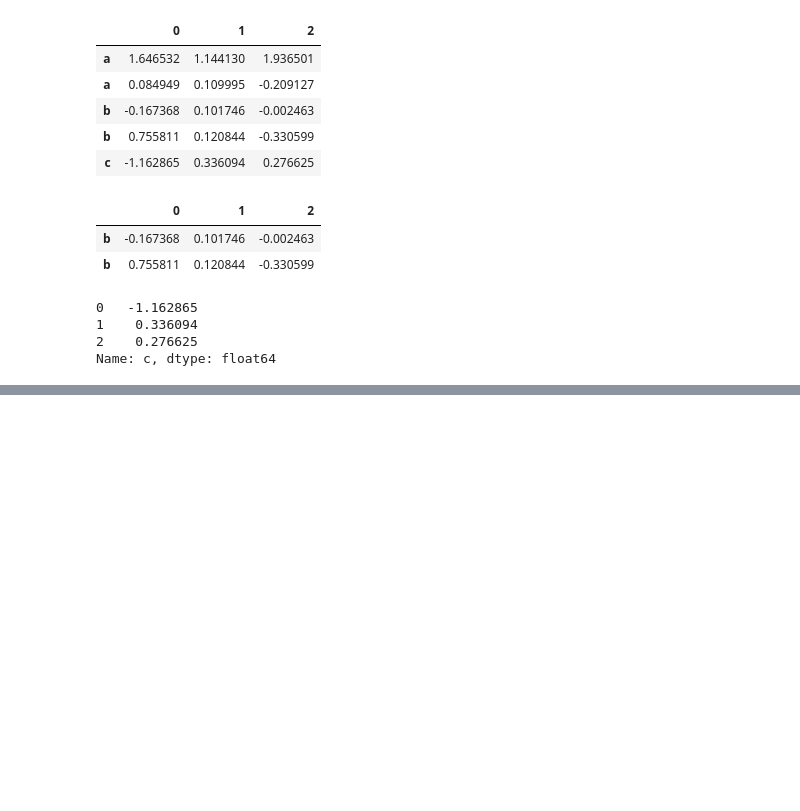
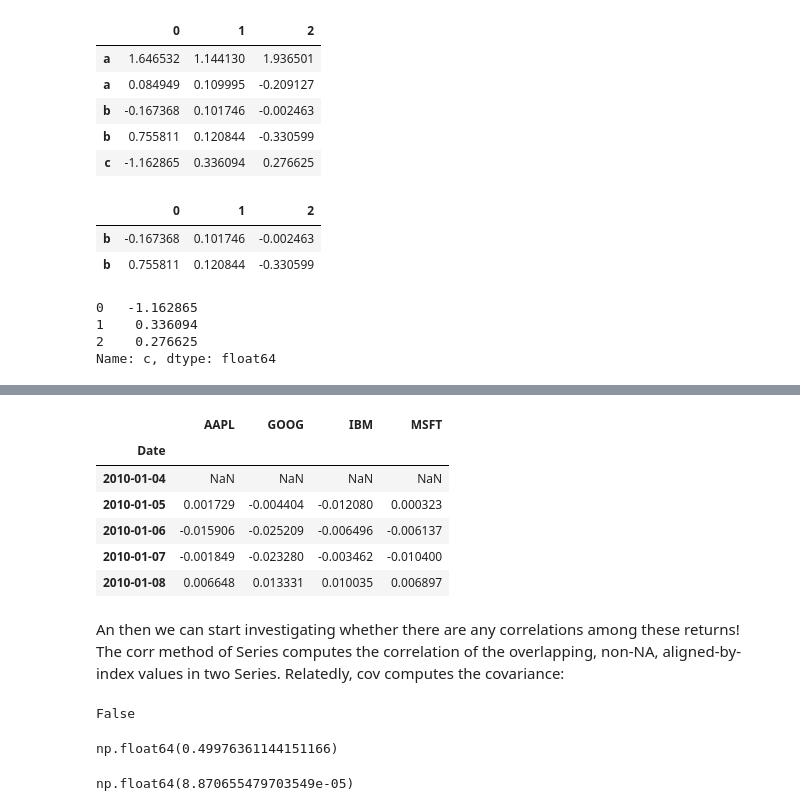
Before and after one commit to e-zunino/Learning_Python, a Jupyter notebook: pandas_basics.ipynb, the cells around one changed output, grey strips where cells are left out. Saved outputs shown, nothing was run; the diff lists cells and outputs as text; code cells hidden in the pictures; blank space fills up the shorter version.

Commit message:
Added book example files, started data manipulation

```diff
--- a/pandas_basics.ipynb
+++ b/pandas_basics.ipynb
@@ -1132,0 +1300,24 @@ Name: c, dtype: float64
+# %%
+returns.head()
+# %% [output]
+|  | AAPL | GOOG | IBM | MSFT |
+| Date |  |  |  |  |
+| 2010-01-04 | NaN | NaN | NaN | NaN |
+| 2010-01-05 | 0.001729 | -0.004404 | -0.012080 | 0.000323 |
+| 2010-01-06 | -0.015906 | -0.025209 | -0.006496 | -0.006137 |
+| 2010-01-07 | -0.001849 | -0.023280 | -0.003462 | -0.010400 |
+| 2010-01-08 | 0.006648 | 0.013331 | 0.010035 | 0.006897 |
+# %% [markdown]
+An then we can start investigating whether there are any correlations among these returns! The corr method of Series computes the correlation of the overlapping, non-NA, aligned-by-index values in two Series. Relatedly, cov computes the covariance:
+# %%
+np.nan in returns
+# %% [output]
+False
+# %%
+returns["MSFT"].corr(returns["IBM"])
+# %% [output]
+np.float64(0.49976361144151166)
+# %%
+returns["MSFT"].cov(returns["IBM"])
+# %% [output]
+np.float64(8.870655479703549e-05)
```
Also changed, not shown: parts of 45 cells of this notebook, 1 other file.
